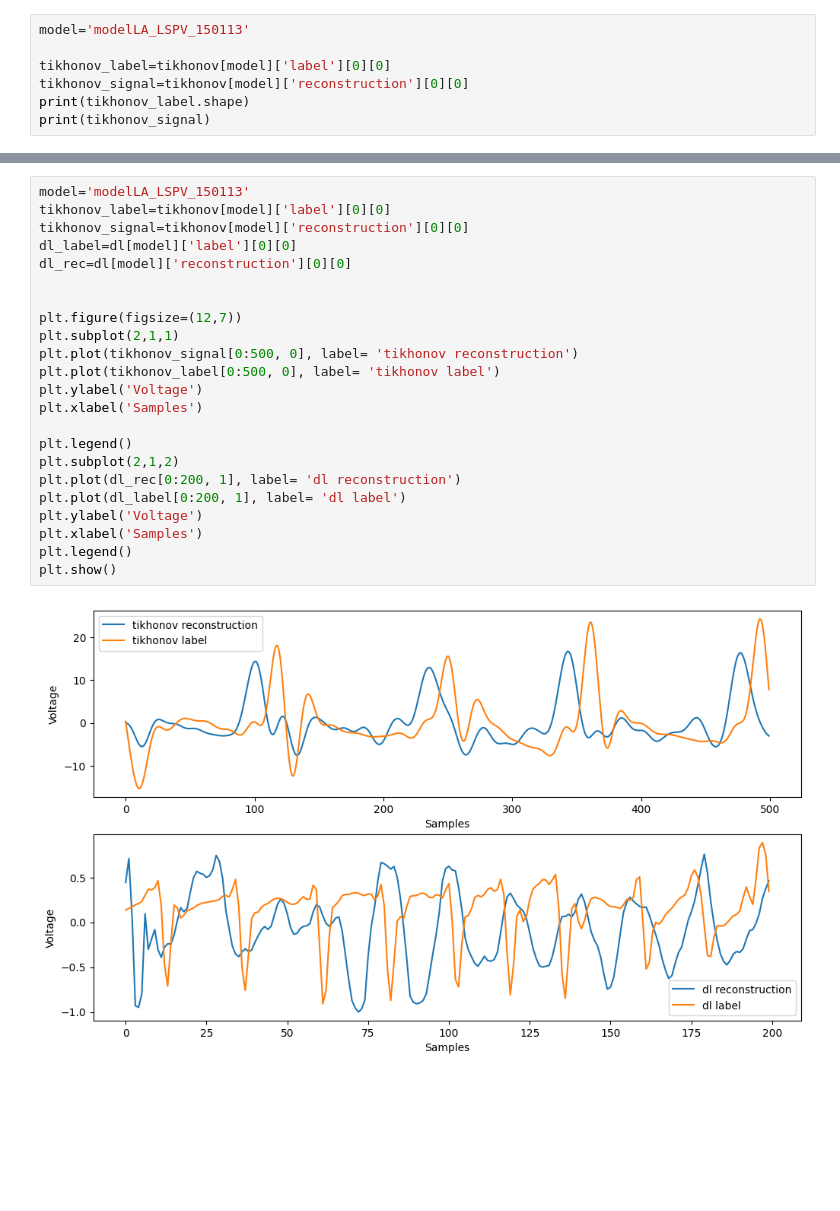
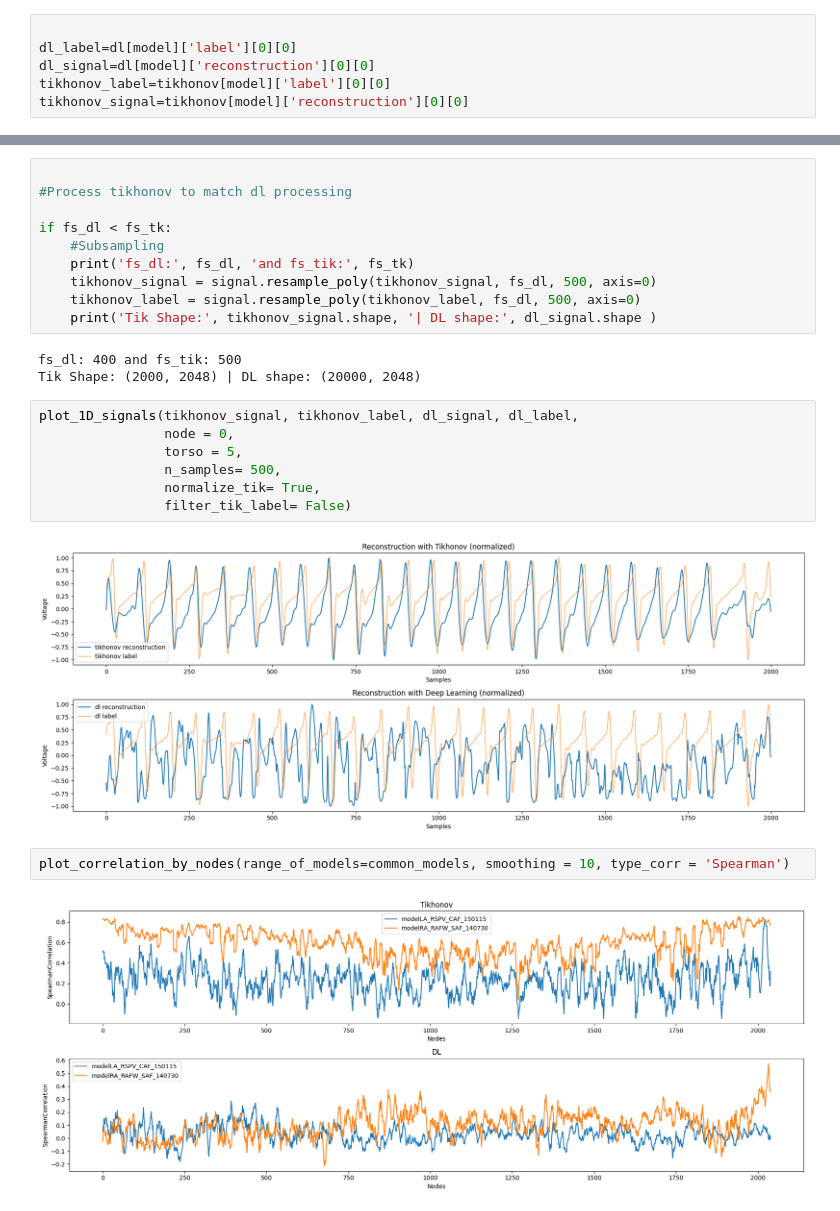
Before and after one commit to miriamgf/egm_reconstruction, a Jupyter notebook: Code/scripts/visualization/plot_by_models.ipynb, the cells around one changed output, grey strips where cells are left out. Saved outputs shown, nothing was run; the diff lists cells and outputs as text; blank space fills up the shorter version.

Commit message:
Fix Tikhonov script and create visualization script

```diff
--- a/Code/scripts/visualization/plot_by_models.ipynb
+++ b/Code/scripts/visualization/plot_by_models.ipynb
@@ -38,7 +51,6 @@ print(tikhonov_rec)
 # %%
-model='modelLA_LSPV_150113'
 
+dl_label=dl[model]['label'][0][0]
+dl_signal=dl[model]['reconstruction'][0][0]
 tikhonov_label=tikhonov[model]['label'][0][0]
 tikhonov_signal=tikhonov[model]['reconstruction'][0][0]
-print(tikhonov_label.shape)
-print(tikhonov_signal)
@@ -60,25 +57,26 @@ print(tikhonov_signal)
-# %%
-model='modelLA_LSPV_150113'
-tikhonov_label=tikhonov[model]['label'][0][0]
-tikhonov_signal=tikhonov[model]['reconstruction'][0][0]
-dl_label=dl[model]['label'][0][0]
-dl_rec=dl[model]['reconstruction'][0][0]
-
-
-plt.figure(figsize=(12,7))
-plt.subplot(2,1,1)
-plt.plot(tikhonov_signal[0:500, 0], label= 'tikhonov reconstruction')
-plt.plot(tikhonov_label[0:500, 0], label= 'tikhonov label')
-plt.ylabel('Voltage')
-plt.xlabel('Samples')
-
-plt.legend()
-plt.subplot(2,1,2)
-plt.plot(dl_rec[0:200, 1], label= 'dl reconstruction')
-plt.plot(dl_label[0:200, 1], label= 'dl label')
-plt.ylabel('Voltage')
-plt.xlabel('Samples')
-plt.legend()
-plt.show()
-# %% [output]
-[figure, removed]
+# %%
+
+#Process tikhonov to match dl processing
+
+if fs_dl < fs_tk:
+    #Subsampling
+    print('fs_dl:', fs_dl, 'and fs_tik:', fs_tk)
+    tikhonov_signal = signal.resample_poly(tikhonov_signal, fs_dl, 500, axis=0)
+    tikhonov_label = signal.resample_poly(tikhonov_label, fs_dl, 500, axis=0)
+    print('Tik Shape:', tikhonov_signal.shape, '| DL shape:', dl_signal.shape )
+# %% [output]
+fs_dl: 400 and fs_tik: 500
+Tik Shape: (2000, 2048) | DL shape: (20000, 2048)
+# %%
+plot_1D_signals(tikhonov_signal, tikhonov_label, dl_signal, dl_label,
+                node = 0,
+                torso = 5,
+                n_samples= 500,
+                normalize_tik= True,
+                filter_tik_label= False)
+# %% [output]
+[figure, added]
+# %%
+plot_correlation_by_nodes(range_of_models=common_models, smoothing = 10, type_corr = 'Spearman')
+# %% [output]
+[figure, added]
```
Also changed, not shown: parts of 9 cells of this notebook, 21 other files.
